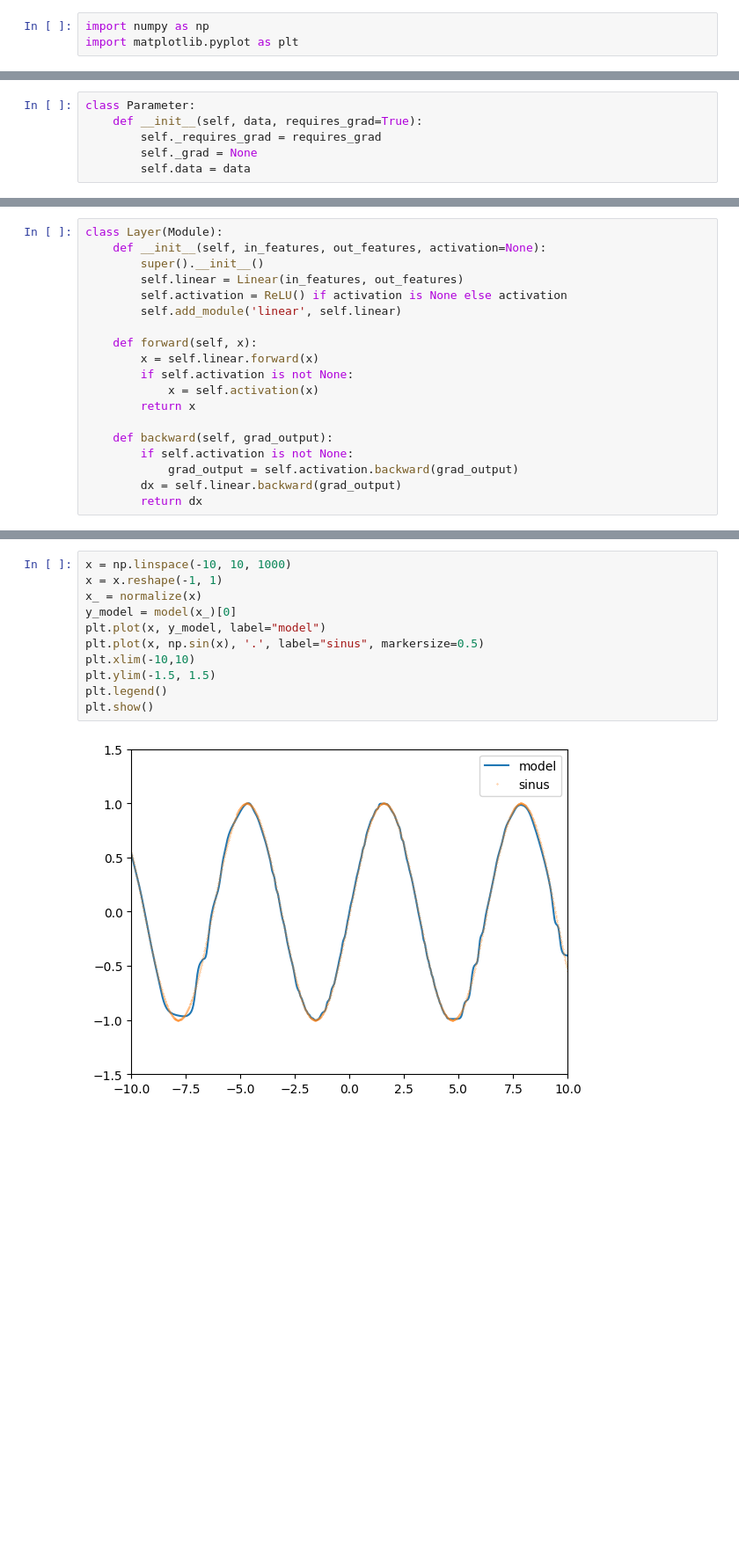
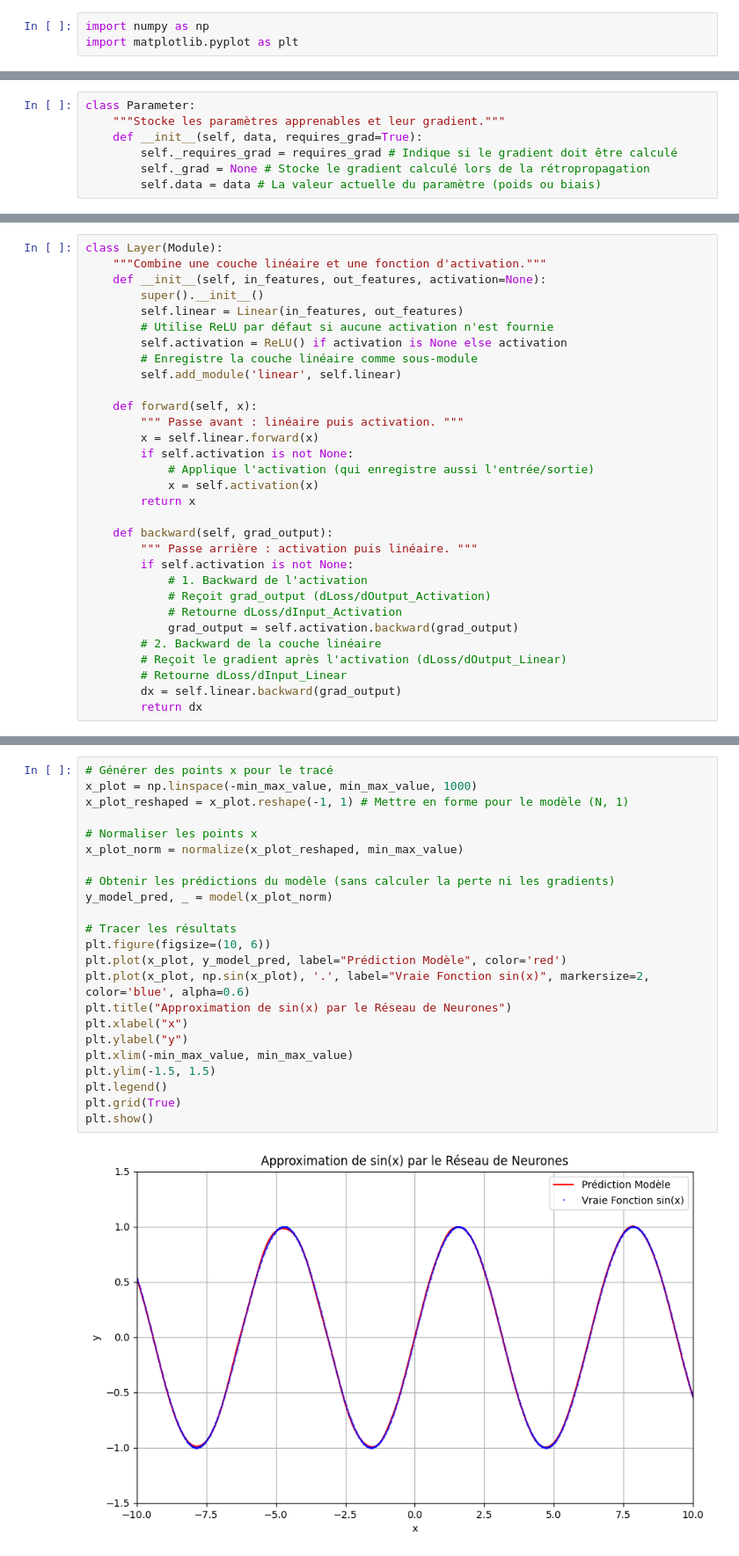
Before and after one commit to ostix360/Machine_Learning_S4, a Jupyter notebook: neural_network.ipynb, the cells around one changed output, grey strips where cells are left out. Shown at 88% size. Cells and saved outputs as stored; diff of their text form; blank space fills up the shorter version.

```diff
--- a/neural_network.ipynb
+++ b/neural_network.ipynb
@@ -16,6 +24,7 @@ import matplotlib.pyplot as plt
 # %%
 class Parameter:
+    """Stocke les paramètres apprenables et leur gradient."""
     def __init__(self, data, requires_grad=True):
-        self._requires_grad = requires_grad
-        self._grad = None
-        self.data = data
+        self._requires_grad = requires_grad # Indique si le gradient doit être calculé
+        self._grad = None # Stocke le gradient calculé lors de la rétropropagation
+        self.data = data # La valeur actuelle du paramètre (poids ou biais)
@@ -186,19 +383,31 @@ class Linear(Module):
 # %%
 class Layer(Module):
+    """Combine une couche linéaire et une fonction d'activation."""
     def __init__(self, in_features, out_features, activation=None):
         super().__init__()
         self.linear = Linear(in_features, out_features)
+        # Utilise ReLU par défaut si aucune activation n'est fournie
         self.activation = ReLU() if activation is None else activation
+        # Enregistre la couche linéaire comme sous-module
         self.add_module('linear', self.linear)
 
     def forward(self, x):
+        """ Passe avant : linéaire puis activation. """
         x = self.linear.forward(x)
         if self.activation is not None:
+            # Applique l'activation (qui enregistre aussi l'entrée/sortie)
             x = self.activation(x)
         return x
 
     def backward(self, grad_output):
+        """ Passe arrière : activation puis linéaire. """
         if self.activation is not None:
+            # 1. Backward de l'activation
+            # Reçoit grad_output (dLoss/dOutput_Activation)
+            # Retourne dLoss/dInput_Activation
             grad_output = self.activation.backward(grad_output)
+        # 2. Backward de la couche linéaire
+        # Reçoit le gradient après l'activation (dLoss/dOutput_Linear)
+        # Retourne dLoss/dInput_Linear
         dx = self.linear.backward(grad_output)
         return dx
@@ -445,13 +852,25 @@ Evaluation: 0.0006757947585695828
 # %%
-x = np.linspace(-10, 10, 1000)
-x = x.reshape(-1, 1)
-x_ = normalize(x)
-y_model = model(x_)[0]
-plt.plot(x, y_model, label="model")
-plt.plot(x, np.sin(x), '.', label="sinus", markersize=0.5)
-plt.xlim(-10,10)
+# Générer des points x pour le tracé
+x_plot = np.linspace(-min_max_value, min_max_value, 1000)
+x_plot_reshaped = x_plot.reshape(-1, 1) # Mettre en forme pour le modèle (N, 1)
+
+# Normaliser les points x
+x_plot_norm = normalize(x_plot_reshaped, min_max_value)
+
+# Obtenir les prédictions du modèle (sans calculer la perte ni les gradients)
+y_model_pred, _ = model(x_plot_norm)
+
+# Tracer les résultats
+plt.figure(figsize=(10, 6))
+plt.plot(x_plot, y_model_pred, label="Prédiction Modèle", color='red')
+plt.plot(x_plot, np.sin(x_plot), '.', label="Vraie Fonction sin(x)", markersize=2, color='blue', alpha=0.6)
+plt.title("Approximation de sin(x) par le Réseau de Neurones")
+plt.xlabel("x")
+plt.ylabel("y")
+plt.xlim(-min_max_value, min_max_value)
 plt.ylim(-1.5, 1.5)
 plt.legend()
+plt.grid(True)
 plt.show()
 # %% [output]
-[figure, old version]
+[figure, new version]
```
Also changed, not shown: parts of 33 cells of this notebook.
